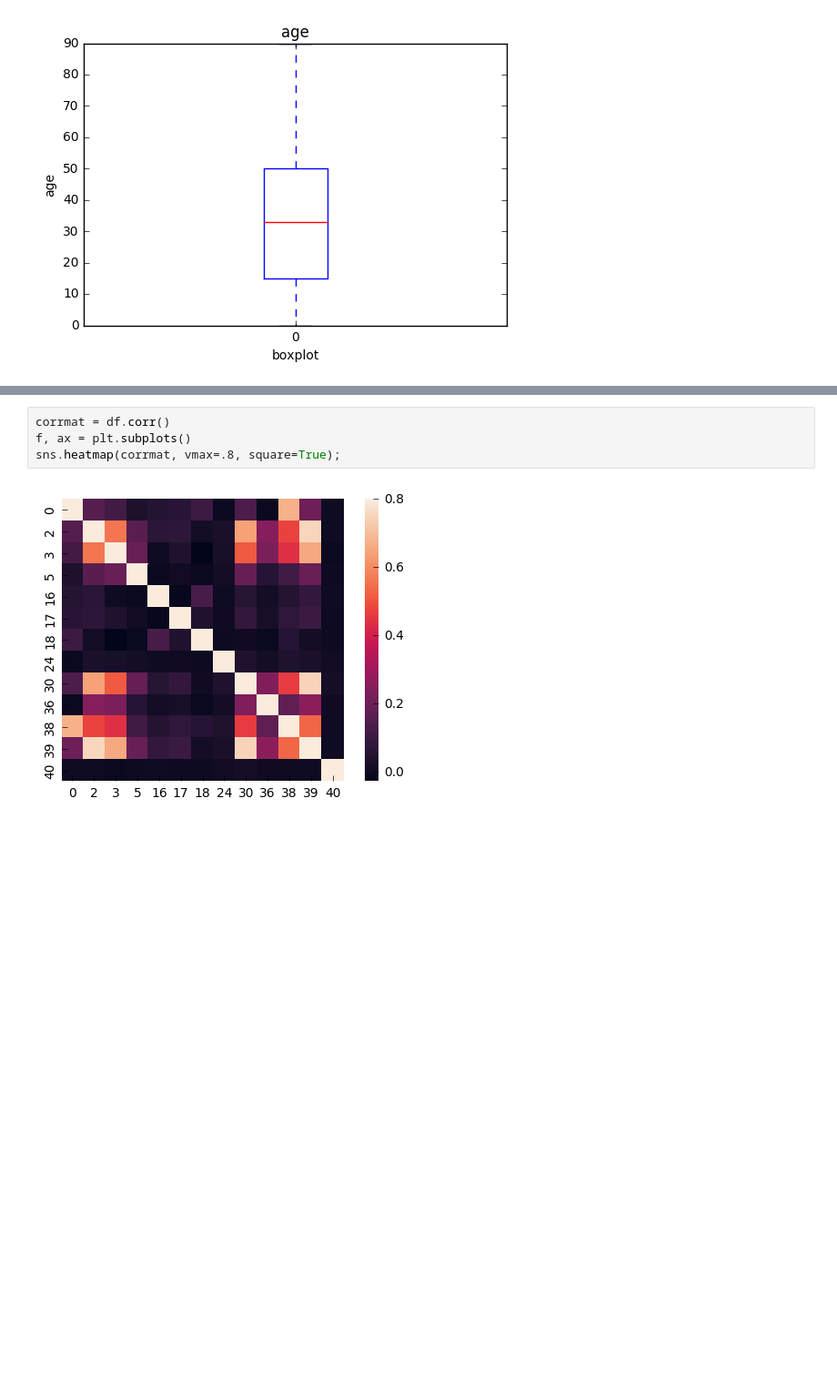
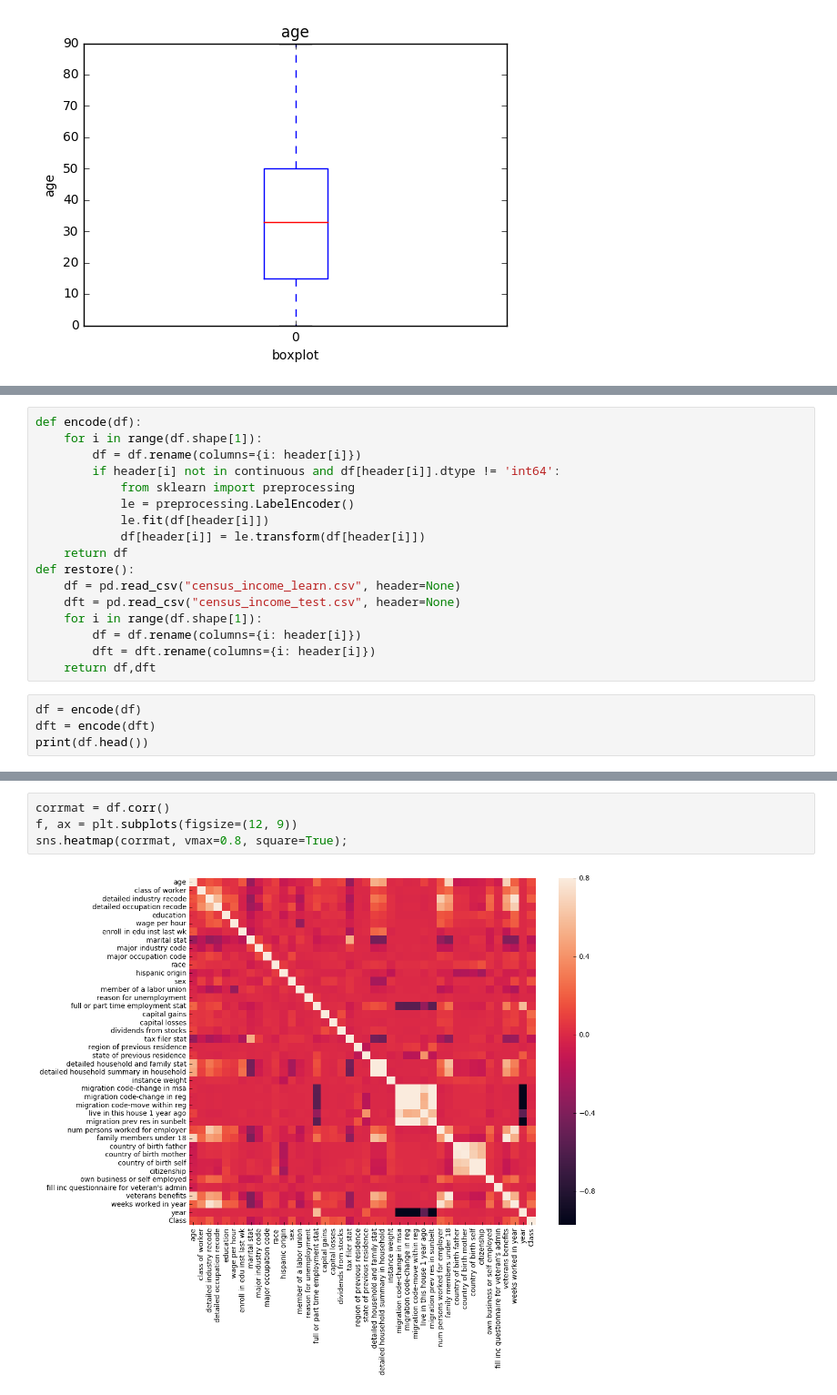
Before and after one commit to pranshu28/usa_census, a Jupyter notebook: Notebook.ipynb, the cells around one changed output, grey strips where cells are left out. Shown at 91% size. Saved outputs shown, nothing was run; the diff lists cells and outputs as text; blank space fills up the shorter version.

```diff
--- a/Notebook.ipynb
+++ b/Notebook.ipynb
@@ -75,0 +160,21 @@ df[2].hist(bins=50)
+# %%
+def encode(df):
+    for i in range(df.shape[1]):
+        df = df.rename(columns={i: header[i]})
+        if header[i] not in continuous and df[header[i]].dtype != 'int64':
+            from sklearn import preprocessing
+            le = preprocessing.LabelEncoder()
+            le.fit(df[header[i]])
+            df[header[i]] = le.transform(df[header[i]])
+    return df
+def restore():
+    df = pd.read_csv("census_income_learn.csv", header=None)
+    dft = pd.read_csv("census_income_test.csv", header=None)
+    for i in range(df.shape[1]):
+        df = df.rename(columns={i: header[i]})
+        dft = dft.rename(columns={i: header[i]})
+    return df,dft
+# %%
+df = encode(df)
+dft = encode(dft)
+print(df.head())
@@ -76,6 +199,6 @@ df[2].hist(bins=50)
 # %%
 corrmat = df.corr()
-f, ax = plt.subplots()
-sns.heatmap(corrmat, vmax=.8, square=True);
+f, ax = plt.subplots(figsize=(12, 9))
+sns.heatmap(corrmat, vmax=0.8, square=True);
 # %% [output]
-[figure, old version]
+[figure, new version]
```
Also changed, not shown: parts of 26 cells of this notebook.
